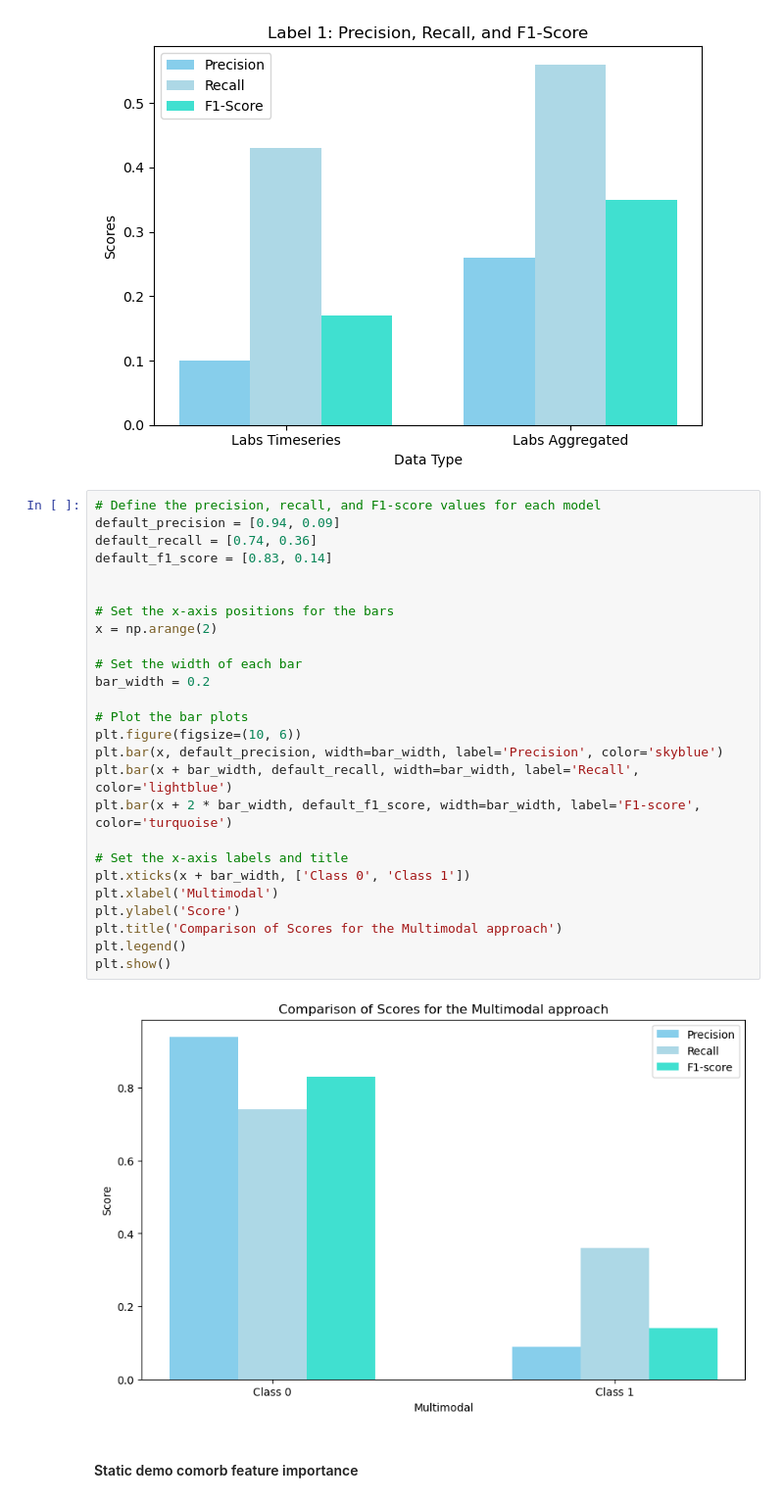
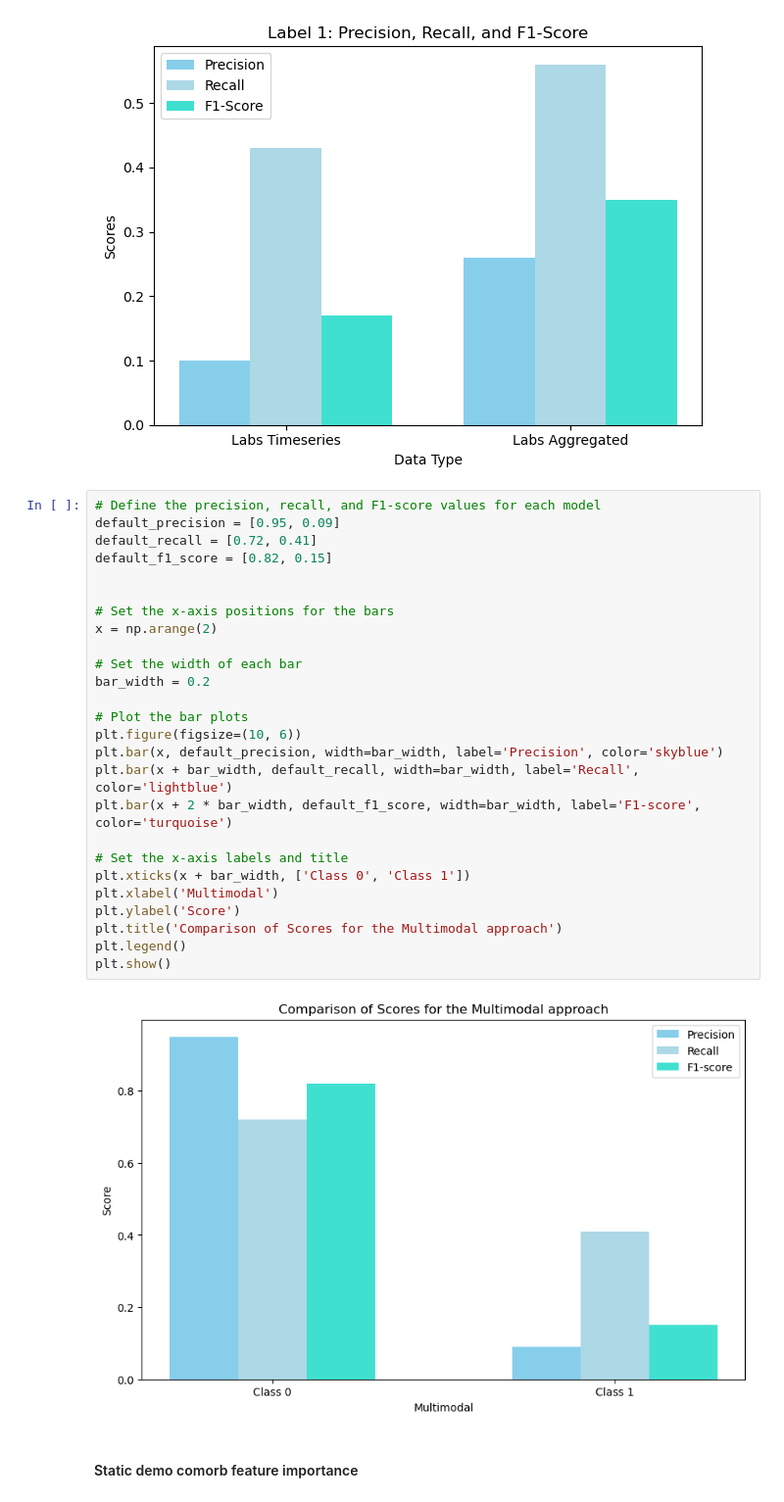
Before and after one commit to navikannur/CKD_Multimodal_Thesis, a Jupyter notebook: Multimodal_refined_plot.ipynb, the cells around one changed output. Shown at 98% size. Drawn from its saved outputs; the diff is of its cells as text.

```diff
--- a/Multimodal_refined_plot.ipynb
+++ b/Multimodal_refined_plot.ipynb
@@ -2916,34 +2916,34 @@ plt.show()
 # %% [output]
 [figure]
 [figure]
-# %%
-# Define the precision, recall, and F1-score values for each model
-default_precision = [0.94, 0.09]
-default_recall = [0.74, 0.36]
-default_f1_score = [0.83, 0.14]
-
-
-# Set the x-axis positions for the bars
-x = np.arange(2)
-
-# Set the width of each bar
-bar_width = 0.2
-
-# Plot the bar plots
-plt.figure(figsize=(10, 6))
-plt.bar(x, default_precision, width=bar_width, label='Precision', color='skyblue')
-plt.bar(x + bar_width, default_recall, width=bar_width, label='Recall', color='lightblue')
-plt.bar(x + 2 * bar_width, default_f1_score, width=bar_width, label='F1-score', color='turquoise')
-
-# Set the x-axis labels and title
-plt.xticks(x + bar_width, ['Class 0', 'Class 1'])
-plt.xlabel('Multimodal')
-plt.ylabel('Score')
-plt.title('Comparison of Scores for the Multimodal approach')
-plt.legend()
-plt.show()
-# %% [output]
-[figure, removed]
+# %%
+# Define the precision, recall, and F1-score values for each model
+default_precision = [0.95, 0.09]
+default_recall = [0.72, 0.41]
+default_f1_score = [0.82, 0.15]
+
+
+# Set the x-axis positions for the bars
+x = np.arange(2)
+
+# Set the width of each bar
+bar_width = 0.2
+
+# Plot the bar plots
+plt.figure(figsize=(10, 6))
+plt.bar(x, default_precision, width=bar_width, label='Precision', color='skyblue')
+plt.bar(x + bar_width, default_recall, width=bar_width, label='Recall', color='lightblue')
+plt.bar(x + 2 * bar_width, default_f1_score, width=bar_width, label='F1-score', color='turquoise')
+
+# Set the x-axis labels and title
+plt.xticks(x + bar_width, ['Class 0', 'Class 1'])
+plt.xlabel('Multimodal')
+plt.ylabel('Score')
+plt.title('Comparison of Scores for the Multimodal approach')
+plt.legend()
+plt.show()
+# %% [output]
+[figure, added]
 # %% [markdown]
 #### Static demo comorb feature importance
 # %%
```
